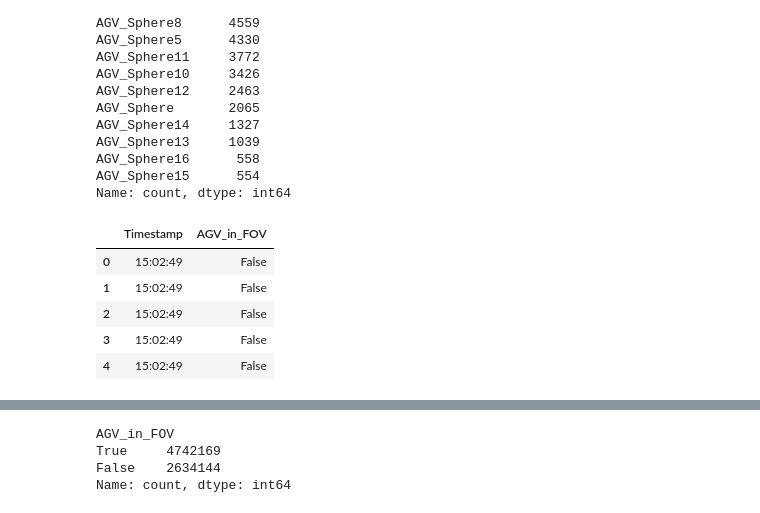
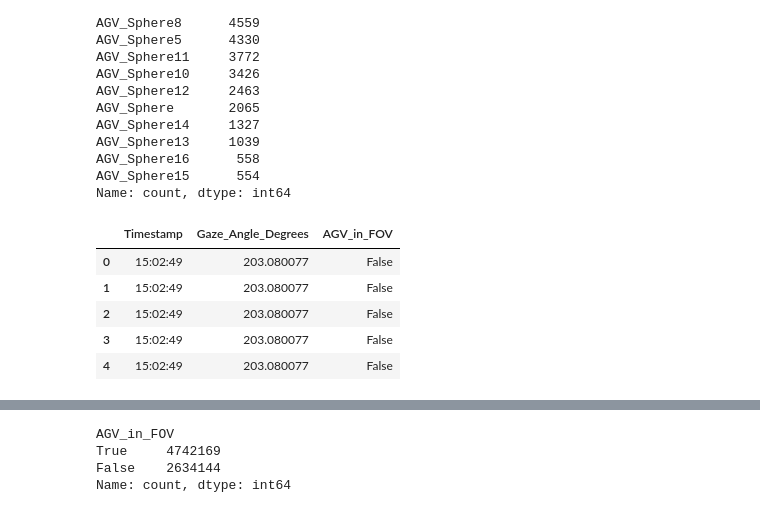
Before and after one commit to Human-centered-Interactive-Autonomy-Lab/human-agv-interaction, a Jupyter notebook: eye-tracking-analysis.ipynb, the cells around one changed output, grey strips where cells are left out. Saved outputs shown, nothing was run; the diff lists cells and outputs as text; code cells hidden in the pictures.

```diff
--- a/eye-tracking-analysis.ipynb
+++ b/eye-tracking-analysis.ipynb
@@ -319,37 +319,49 @@ AGV_Sphere16      558
 AGV_Sphere15      554
 Name: count, dtype: int64
 # %%
-vec_user_to_agv = np.stack([
+# Project vectors to XY plane
+vec_user_to_agv_2d = np.stack([
     study_data_by_sec['AGV_X'] - study_data_by_sec['User_X'],
-    study_data_by_sec['AGV_Y'] - study_data_by_sec['User_Y'],
-    study_data_by_sec['AGV_Z'] - study_data_by_sec['User_Z']
+    study_data_by_sec['AGV_Y'] - study_data_by_sec['User_Y']
 ], axis=1)
 
-gaze_direction = np.stack([
+gaze_direction_2d = np.stack([
     study_data_by_sec['GazeDirection_X'],
-    study_data_by_sec['GazeDirection_Y'],
-    study_data_by_sec['GazeDirection_Z']
+    study_data_by_sec['GazeDirection_Y']
 ], axis=1)
 
 def normalize_vectors(vectors):
     norms = np.linalg.norm(vectors, axis=1, keepdims=True)
     return vectors / np.where(norms == 0, 1, norms)  # Avoid division by zero
 
-vec_user_to_agv_normalized = normalize_vectors(vec_user_to_agv)
-gaze_direction_normalized = normalize_vectors(gaze_direction)
+vec_user_to_agv_norm_2d = normalize_vectors(vec_user_to_agv_2d)
+gaze_direction_norm_2d = normalize_vectors(gaze_direction_2d)
 
-cos_theta = np.sum(vec_user_to_agv_normalized * gaze_direction_normalized, axis=1)
-cos_theta = np.clip(cos_theta, -1.0, 1.0)
+# Compute angles of each vector (relative to +X axis)
+theta_agv = np.arctan2(vec_user_to_agv_norm_2d[:, 1], vec_user_to_agv_norm_2d[:, 0])
+theta_gaze = np.arctan2(gaze_direction_norm_2d[:, 1], gaze_direction_norm_2d[:, 0])
 
-angles_deg = np.degrees(np.arccos(cos_theta))
+# Compute the difference in angles
+angles_rad = theta_gaze - theta_agv
 
+# Normalize to [0, 2π]
+angles_rad = (angles_rad + 2 * np.pi) % (2 * np.pi)
+
+# Convert to degrees
+angles_deg_360 = np.degrees(angles_rad)
+
+# Add to the dataframe
+study_data_by_sec['Gaze_Angle_Degrees'] = angles_deg_360
+
+# Keep the FOV flag (using 95-degree threshold)
 study_data_by_sec['AGV_in_FOV'] = angles_deg <= 95
 
-study_data_by_sec[['Timestamp', 'AGV_in_FOV']].head()
+# Preview the new columns
+study_data_by_sec[['Timestamp', 'Gaze_Angle_Degrees', 'AGV_in_FOV']].head()
 # %% [output]
-|  | Timestamp | AGV_in_FOV |
-| 0 | 15:02:49 | False |
-| 1 | 15:02:49 | False |
-| 2 | 15:02:49 | False |
-| 3 | 15:02:49 | False |
-| 4 | 15:02:49 | False |
+|  | Timestamp | Gaze_Angle_Degrees | AGV_in_FOV |
+| 0 | 15:02:49 | 203.080077 | False |
+| 1 | 15:02:49 | 203.080077 | False |
+| 2 | 15:02:49 | 203.080077 | False |
+| 3 | 15:02:49 | 203.080077 | False |
+| 4 | 15:02:49 | 203.080077 | False |
```
Also changed, not shown: parts of 7 cells of this notebook.
